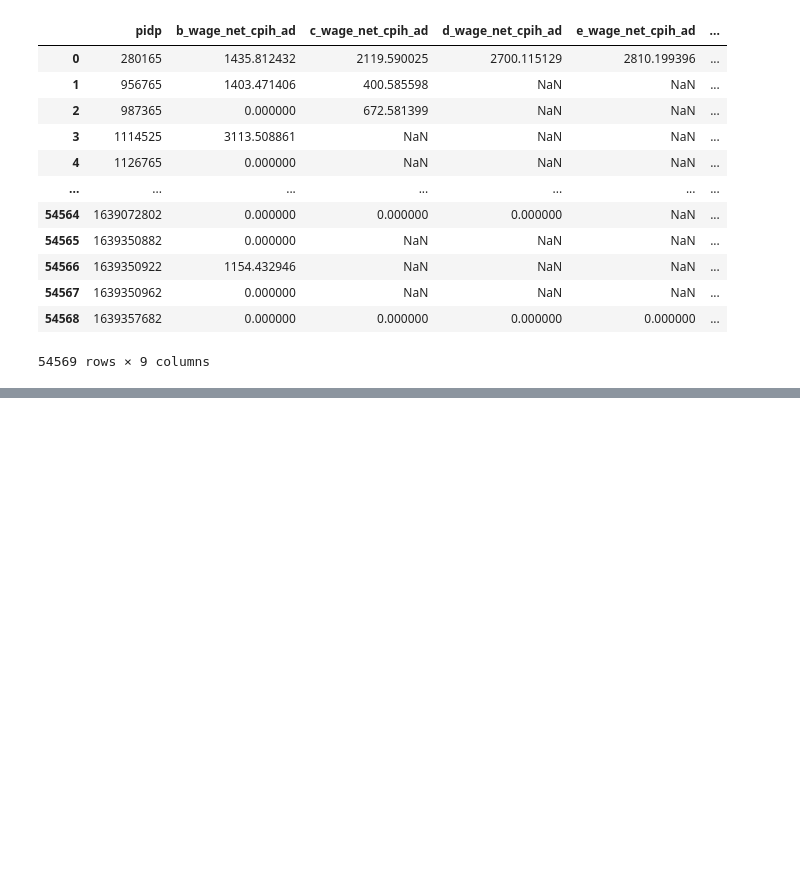
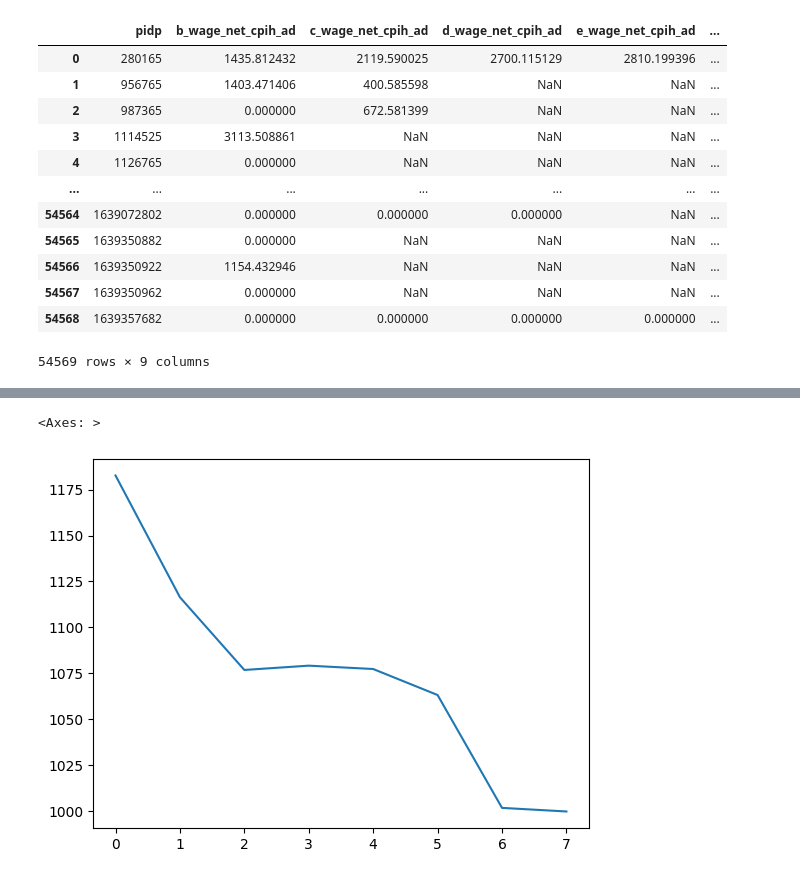
Before and after one commit to centre-for-care/costofcare, a Jupyter notebook: Synthetic_control_review.ipynb, the cells around one changed output, grey strips where cells are left out. Drawn from its saved outputs; the diff is of its cells as text; code cells hidden in the pictures; blank space fills up the shorter version.

Commit message:
first ICS withb real data

```diff
--- a/Synthetic_control_review.ipynb
+++ b/Synthetic_control_review.ipynb
@@ -390,3 +400,5 @@ test_data.iloc[:, :8]
 # %%
 idx = (test_data.iloc[:,:3] == 'yes').any(axis=1)
-test_data.loc[(test_data['e_aidxhh'] == 'yes') & ~idx] # these are our treated cases!
+treated = test_data.loc[(test_data['e_aidxhh'] == 'yes') & ~idx] # these are our treated cases!
+treated = treated.iloc[:, 8:].reset_index(drop=True)
+treated.columns = [0, 1, 2, 3, 4, 5, 6, 7]
@@ -407,0 +405,5 @@ test_data.loc[(test_data['e_aidxhh'] == 'yes') & ~idx] # these are our treated c
+# %%
+treated.mean().plot()
+# %% [output]
+<Axes: >
+[figure, added]
```
Also changed, not shown: parts of 21 cells of this notebook.
